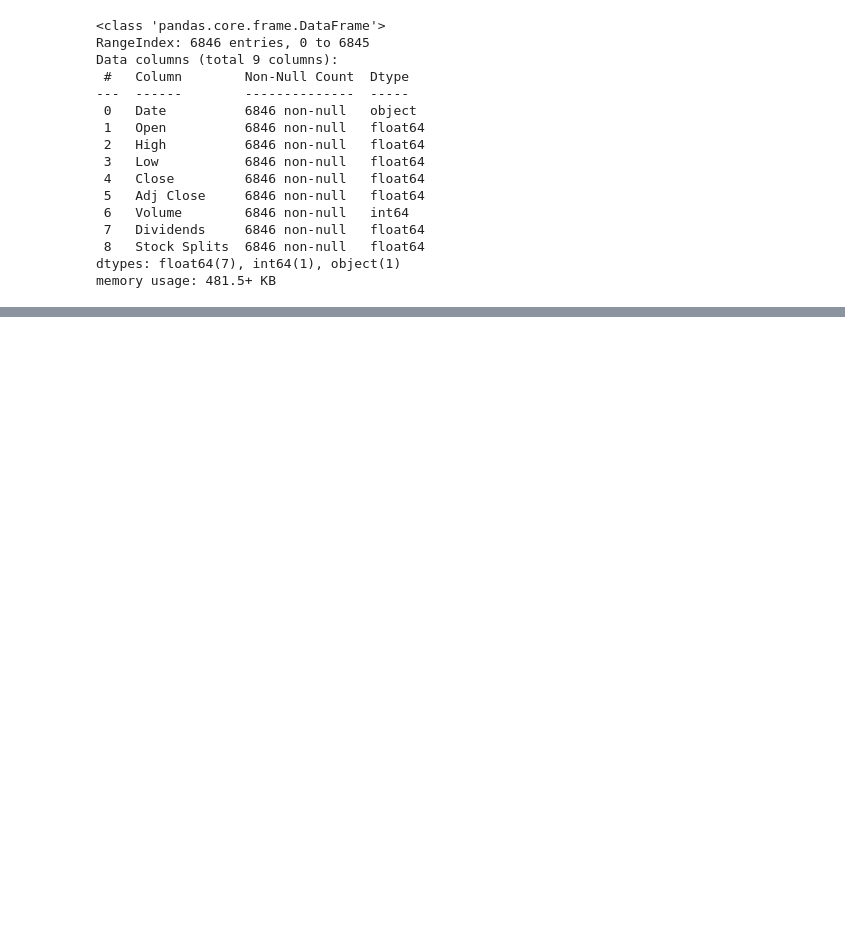
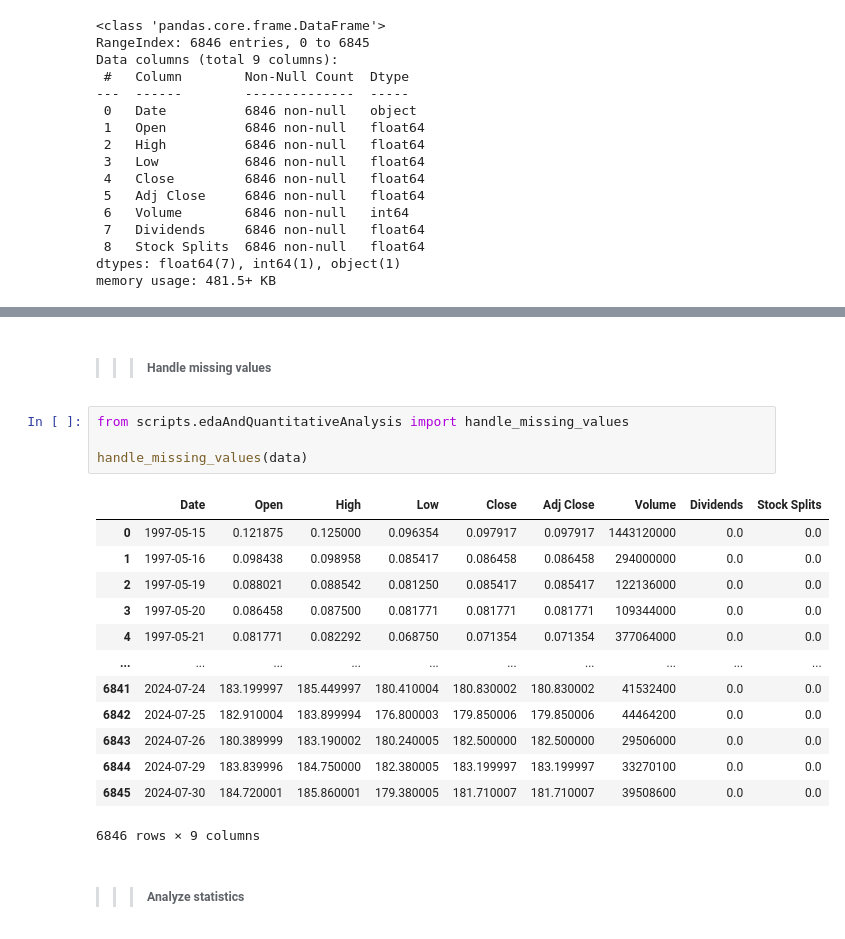
Before and after one commit to naolatomsa/Nova-Financial-Solutions, a Jupyter notebook: notebooks/qualitative-analysis/AMZN.ipynb, the cells around one changed output, grey strips where cells are left out. Drawn from its saved outputs; the diff is of its cells as text; blank space fills up the shorter version.

```diff
--- a/notebooks/qualitative-analysis/AMZN.ipynb
+++ b/notebooks/qualitative-analysis/AMZN.ipynb
@@ -102,0 +70,22 @@ plot_macd(data, title='MACD Analysis')
+# %% [markdown]
+>>> #####  Handle missing values
+# %%
+from scripts.edaAndQuantitativeAnalysis import handle_missing_values
+
+handle_missing_values(data)
+# %% [output]
+|  | Date | Open | High | Low | Close | Adj Close | Volume | Dividends | Stock Splits |
+| 0 | 1997-05-15 | 0.121875 | 0.125000 | 0.096354 | 0.097917 | 0.097917 | 1443120000 | 0.0 | 0.0 |
+| 1 | 1997-05-16 | 0.098438 | 0.098958 | 0.085417 | 0.086458 | 0.086458 | 294000000 | 0.0 | 0.0 |
+| 2 | 1997-05-19 | 0.088021 | 0.088542 | 0.081250 | 0.085417 | 0.085417 | 122136000 | 0.0 | 0.0 |
+| 3 | 1997-05-20 | 0.086458 | 0.087500 | 0.081771 | 0.081771 | 0.081771 | 109344000 | 0.0 | 0.0 |
+| 4 | 1997-05-21 | 0.081771 | 0.082292 | 0.068750 | 0.071354 | 0.071354 | 377064000 | 0.0 | 0.0 |
+| ... | ... | ... | ... | ... | ... | ... | ... | ... | ... |
+| 6841 | 2024-07-24 | 183.199997 | 185.449997 | 180.410004 | 180.830002 | 180.830002 | 41532400 | 0.0 | 0.0 |
+| 6842 | 2024-07-25 | 182.910004 | 183.899994 | 176.800003 | 179.850006 | 179.850006 | 44464200 | 0.0 | 0.0 |
+| 6843 | 2024-07-26 | 180.389999 | 183.190002 | 180.240005 | 182.500000 | 182.500000 | 29506000 | 0.0 | 0.0 |
+| 6844 | 2024-07-29 | 183.839996 | 184.750000 | 182.380005 | 183.199997 | 183.199997 | 33270100 | 0.0 | 0.0 |
+| 6845 | 2024-07-30 | 184.720001 | 185.860001 | 179.380005 | 181.710007 | 181.710007 | 39508600 | 0.0 | 0.0 |
+6846 rows × 9 columns
+# %% [markdown]
+>>> ##### Analyze statistics
```
Also changed, not shown: parts of 25 cells of this notebook, 3 other files.
